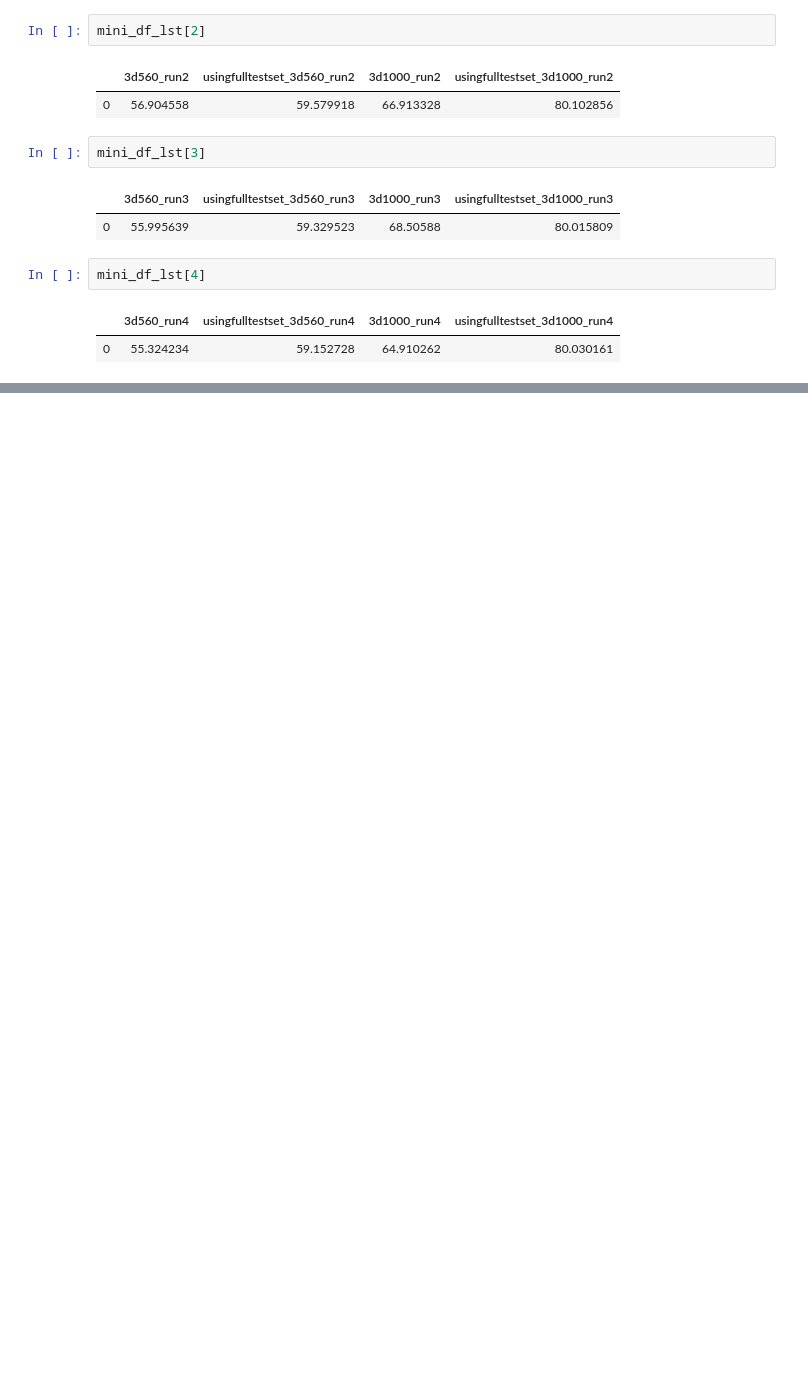
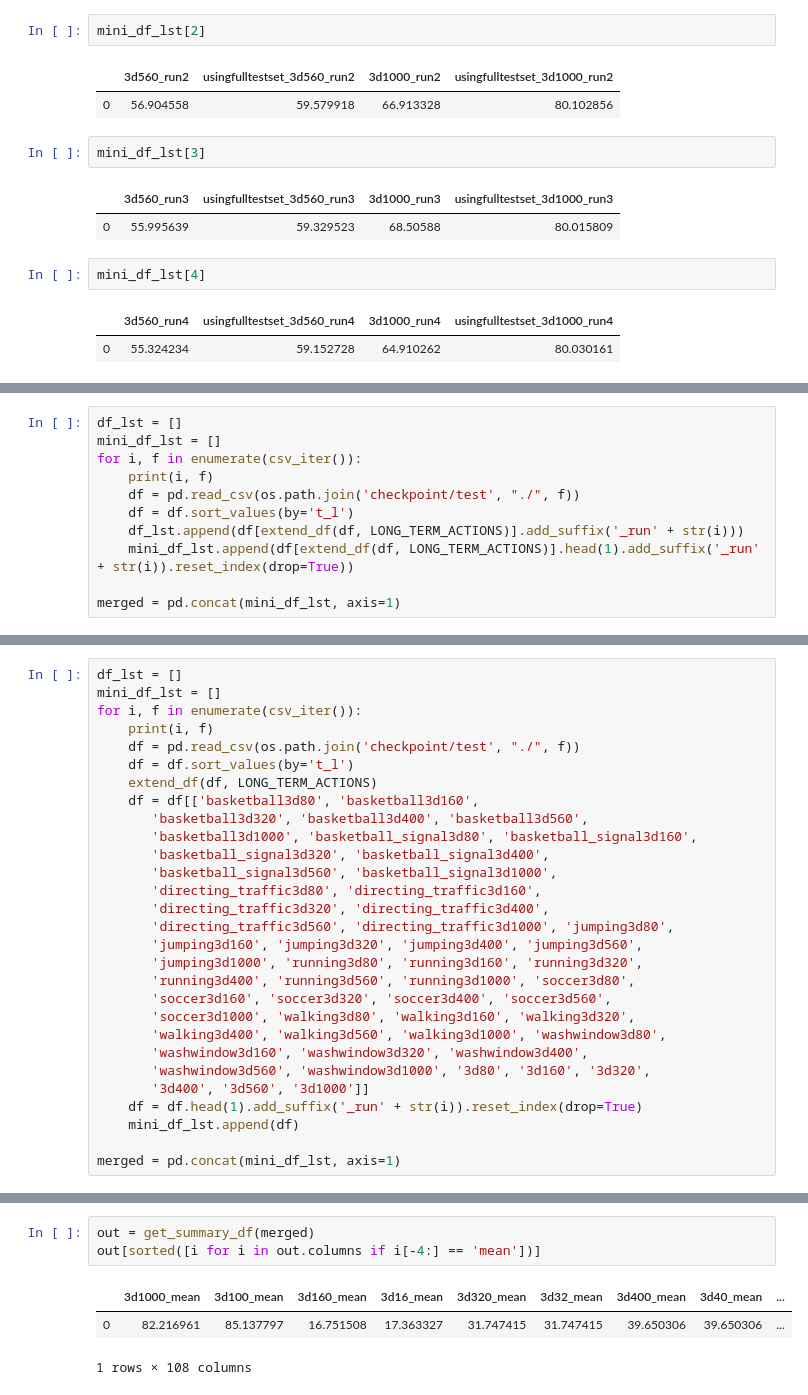
Before and after one commit to tileb1/LearnTrajDep, a Jupyter notebook: analyse_csv.ipynb, the cells around one changed output, grey strips where cells are left out. Cells and saved outputs as stored; diff of their text form; blank space fills up the shorter version.

```diff
--- a/analyse_csv.ipynb
+++ b/analyse_csv.ipynb
@@ -101,0 +172,11 @@ mini_df_lst[4]
+# %%
+df_lst = []
+mini_df_lst = []
+for i, f in enumerate(csv_iter()):
+    print(i, f)
+    df = pd.read_csv(os.path.join('checkpoint/test', "./", f))
+    df = df.sort_values(by='t_l')
+    df_lst.append(df[extend_df(df, LONG_TERM_ACTIONS)].add_suffix('_run' + str(i)))
+    mini_df_lst.append(df[extend_df(df, LONG_TERM_ACTIONS)].head(1).add_suffix('_run' + str(i)).reset_index(drop=True))
+
+merged = pd.concat(mini_df_lst, axis=1)
@@ -101,0 +189,29 @@ mini_df_lst[4]
+# %%
+df_lst = []
+mini_df_lst = []
+for i, f in enumerate(csv_iter()):
+    print(i, f)
+    df = pd.read_csv(os.path.join('checkpoint/test', "./", f))
+    df = df.sort_values(by='t_l')
+    extend_df(df, LONG_TERM_ACTIONS)
+    df = df[['basketball3d80', 'basketball3d160',
+       'basketball3d320', 'basketball3d400', 'basketball3d560',
+       'basketball3d1000', 'basketball_signal3d80', 'basketball_signal3d160',
+       'basketball_signal3d320', 'basketball_signal3d400',
+       'basketball_signal3d560', 'basketball_signal3d1000',
+       'directing_traffic3d80', 'directing_traffic3d160',
+       'directing_traffic3d320', 'directing_traffic3d400',
+       'directing_traffic3d560', 'directing_traffic3d1000', 'jumping3d80',
+       'jumping3d160', 'jumping3d320', 'jumping3d400', 'jumping3d560',
+       'jumping3d1000', 'running3d80', 'running3d160', 'running3d320',
+       'running3d400', 'running3d560', 'running3d1000', 'soccer3d80',
+       'soccer3d160', 'soccer3d320', 'soccer3d400', 'soccer3d560',
+       'soccer3d1000', 'walking3d80', 'walking3d160', 'walking3d320',
+       'walking3d400', 'walking3d560', 'walking3d1000', 'washwindow3d80',
+       'washwindow3d160', 'washwindow3d320', 'washwindow3d400',
+       'washwindow3d560', 'washwindow3d1000', '3d80', '3d160', '3d320',
+       '3d400', '3d560', '3d1000']]
+    df = df.head(1).add_suffix('_run' + str(i)).reset_index(drop=True)
+    mini_df_lst.append(df)
+
+merged = pd.concat(mini_df_lst, axis=1)
@@ -101,0 +230,7 @@ mini_df_lst[4]
+# %%
+out = get_summary_df(merged)
+out[sorted([i for i in out.columns if i[-4:] == 'mean'])]
+# %% [output]
+|  | 3d1000_mean | 3d100_mean | 3d160_mean | 3d16_mean | 3d320_mean | 3d32_mean | 3d400_mean | 3d40_mean | ... |
+| 0 | 82.216961 | 85.137797 | 16.751508 | 17.363327 | 31.747415 | 31.747415 | 39.650306 | 39.650306 | ... |
+1 rows × 108 columns
```
Also changed, not shown: parts of 12 cells of this notebook.
